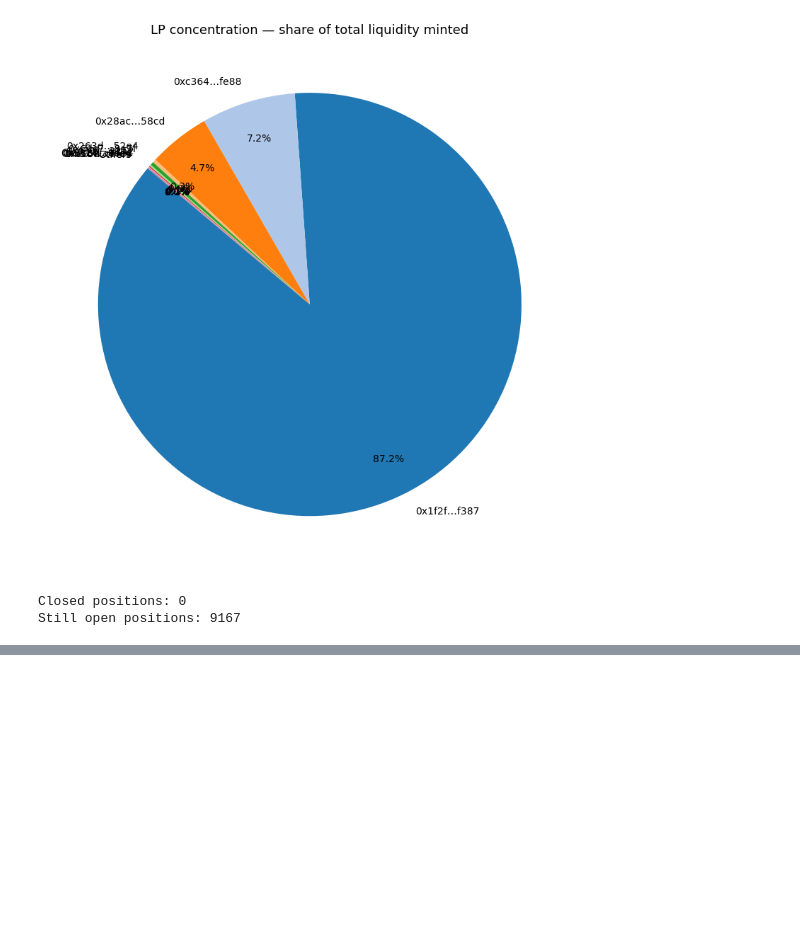
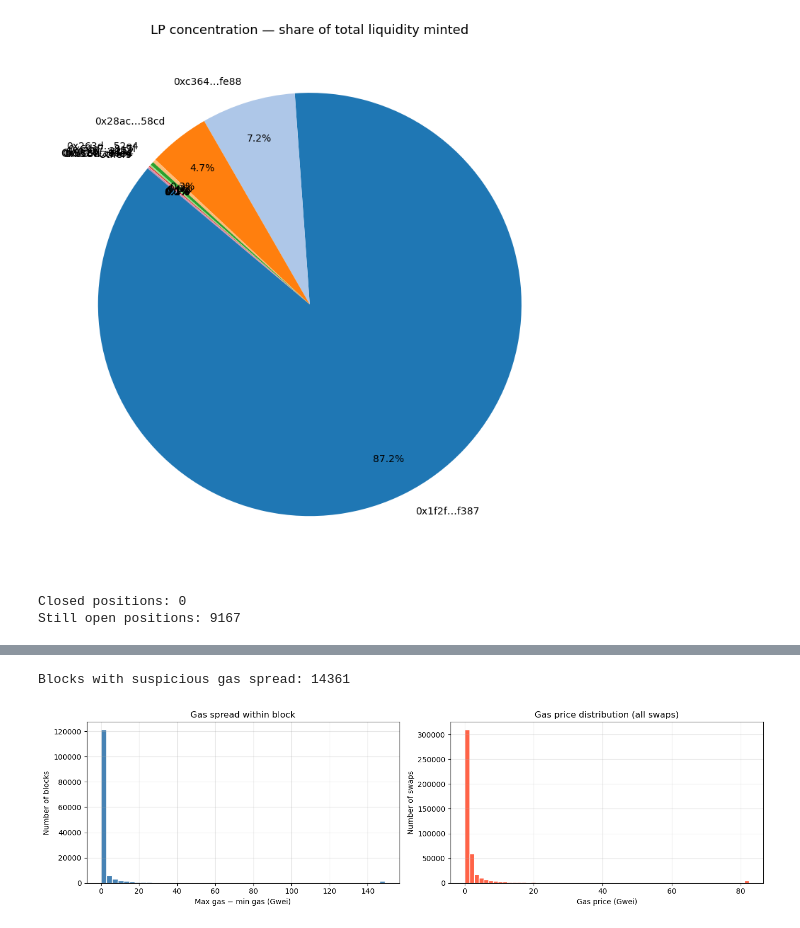
Before and after one commit to Guillaume-melis/HFT_Labs, a Jupyter notebook: DHF_LAB6_MELIS_ROUSSEAU_BORO.ipynb, the cells around one changed output, grey strips where cells are left out. Cells and saved outputs as stored; diff of their text form; code cells hidden in the pictures; blank space fills up the shorter version.

```diff
--- a/DHF_LAB6_MELIS_ROUSSEAU_BORO.ipynb
+++ b/DHF_LAB6_MELIS_ROUSSEAU_BORO.ipynb
@@ -343,0 +336,4 @@ Still open positions: 9167
+# %%
+swaps = df[df['event_type'] == 'swap'].copy()
+swaps['timestamp'] = pd.to_datetime(swaps['timestamp'])
+swaps = swaps.sort_values(['transaction.blockNumber', 'logIndex'])
@@ -343,0 +344,4 @@ Still open positions: 9167
+# %%
+swaps['direction'] = np.sign(swaps['amount0'])
+# %%
+swaps['abs_usd'] = swaps['amountUSD'].abs()
@@ -343,0 +649,39 @@ Still open positions: 9167
+# %%
+swaps['gas_cost_gwei'] = swaps['transaction.gasPrice'] / 1e9
+
+# Blocks with multiple swaps: compare gas prices within block
+block_gas = swaps.groupby('transaction.blockNumber').agg(
+    n_swaps       = ('abs_usd', 'count'),
+    max_gas       = ('gas_cost_gwei', 'max'),
+    min_gas       = ('gas_cost_gwei', 'min'),
+    mean_gas      = ('gas_cost_gwei', 'mean'),
+).reset_index()
+
+block_gas['gas_spread'] = block_gas['max_gas'] - block_gas['min_gas']
+
+# Blocks with high gas spread = likely ordering manipulation
+high_spread = block_gas[block_gas['gas_spread'] > block_gas['gas_spread'].quantile(0.90)]
+print(f"Blocks with suspicious gas spread: {len(high_spread)}")
+
+fig, axes = plt.subplots(1, 2, figsize=(14, 4))
+
+axes[0].hist(block_gas['gas_spread'].clip(upper=block_gas['gas_spread'].quantile(0.99)),
+             bins=50, color='steelblue', edgecolor='white')
+axes[0].set_title("Gas spread within block", fontsize=12)
+axes[0].set_xlabel("Max gas − min gas (Gwei)")
+axes[0].set_ylabel("Number of blocks")
+axes[0].grid(True, alpha=0.3)
+
+# Gas price distribution: MEV bots create a high-gas tail
+axes[1].hist(swaps['gas_cost_gwei'].clip(upper=swaps['gas_cost_gwei'].quantile(0.99)),
+             bins=60, color='tomato', edgecolor='white')
+axes[1].set_title("Gas price distribution (all swaps)", fontsize=12)
+axes[1].set_xlabel("Gas price (Gwei)")
+axes[1].set_ylabel("Number of swaps")
+axes[1].grid(True, alpha=0.3)
+
+plt.tight_layout()
+plt.show()
+# %% [output]
+Blocks with suspicious gas spread: 14361
+[figure, added]
```
Also changed, not shown: parts of 15 cells of this notebook.
